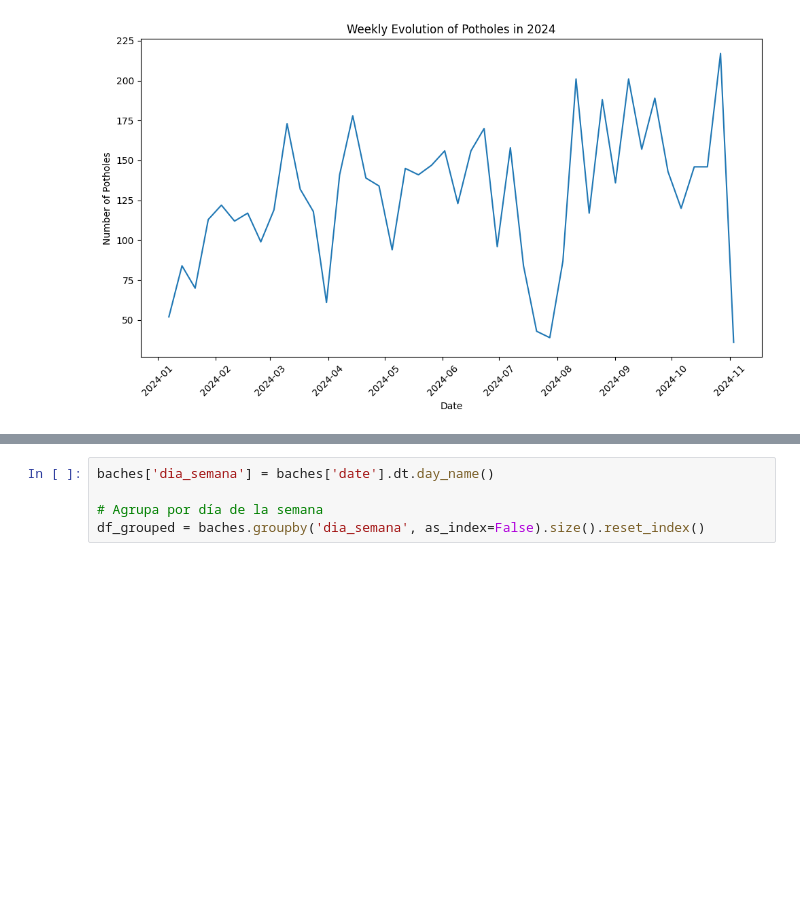
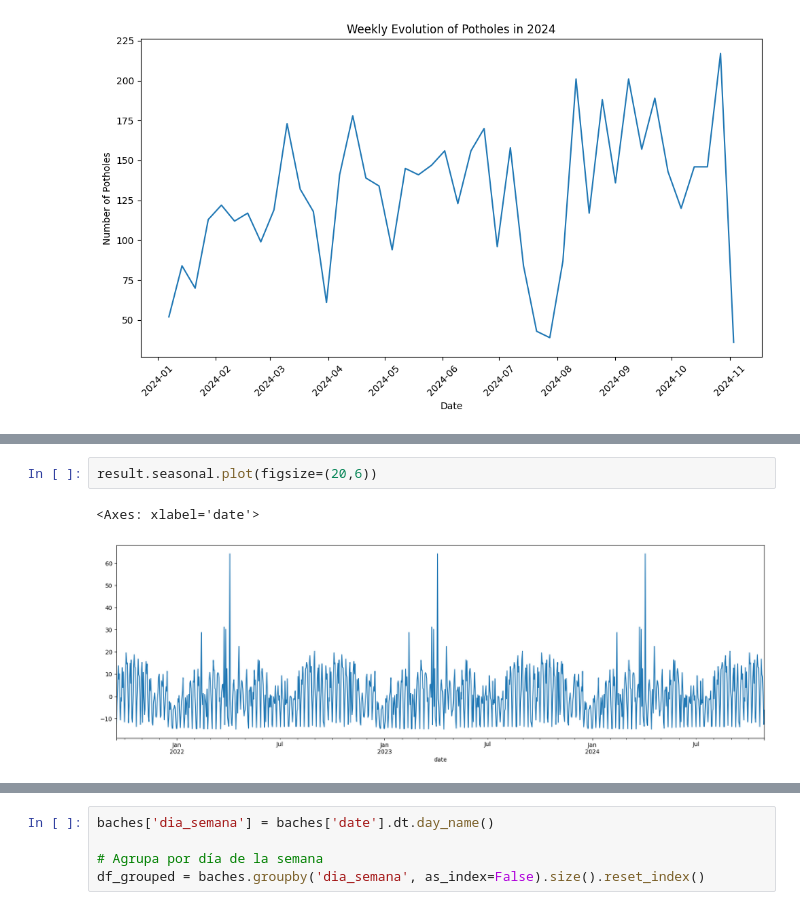
Before and after one commit to BSM-Analytics/proyecto-baches-hmo, a Jupyter notebook: notebooks/3.3_jmsd_an_exp_series_tiempo.ipynb, the cells around one changed output, grey strips where cells are left out. Cells and saved outputs as stored; diff of their text form; blank space fills up the shorter version.

```diff
--- a/notebooks/3.3_jmsd_an_exp_series_tiempo.ipynb
+++ b/notebooks/3.3_jmsd_an_exp_series_tiempo.ipynb
@@ -176,0 +177,5 @@ plt.show()
+# %%
+result.seasonal.plot(figsize=(20,6))
+# %% [output]
+<Axes: xlabel='date'>
+[figure, added]
```
Also changed, not shown: parts of 6 cells of this notebook.
